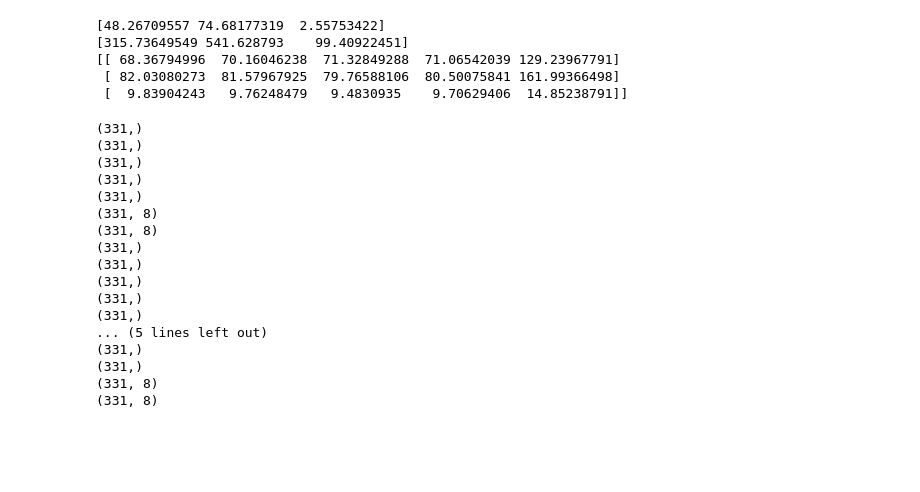
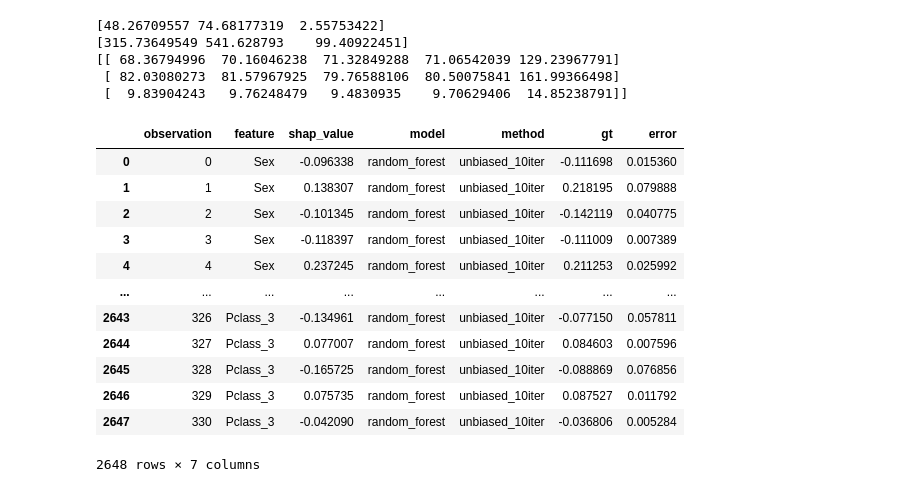
Before and after one commit to ModelOriented/DALEX, a Jupyter notebook: python/dalex/unbiased_kernel_shap_showroom/notebooks/load_data.ipynb, the cells around one changed output. Saved outputs shown, nothing was run; the diff lists cells and outputs as text; code cells hidden in the pictures; blank space fills up the shorter version.

```diff
--- a/python/dalex/unbiased_kernel_shap_showroom/notebooks/load_data.ipynb
+++ b/python/dalex/unbiased_kernel_shap_showroom/notebooks/load_data.ipynb
@@ -5,11 +7,21 @@ from pathlib import Path
 # %%
 DATA_DIR = Path.cwd().parent / "estimates"
+FEATURES = ["Sex", "Age", "SibSp", "Parch", "Fare", "Pclass_1", "Pclass_2", "Pclass_3"]
 
 
 def load_result(model: str, method: str) -> np.ndarray:
     arr = np.load(DATA_DIR / f"{model}_{method}.npy", allow_pickle=True)
-    print(arr.shape)
+    if len(arr.shape) == 1:
+        arr = np.stack(arr)
+    # print(arr.shape)
     return arr
+
+
+def load_df(model: str, method: str) -> pd.DataFrame:
+    arr = load_result(model, method)
+    df = pd.DataFrame(columns=FEATURES, data=arr)
+    df["observation"] = df.index
+    return df.melt(id_vars="observation", var_name="feature", value_name="shap_value")
 # %%
 for name in ["times_exact.npy", "times_kernel.npy", "times_uks.npy"]:
     print(np.load(Path.cwd().parent / name, allow_pickle=True))
@@ -21,26 +33,5 @@ for name in ["times_exact.npy", "times_kernel.npy", "times_uks.npy"]:
  [  9.83904243   9.76248479   9.4830935    9.70629406  14.85238791]]
 # %%
 MODELS = ["random_forest", "support_vector_machine", "logistic_regression"]
-METHODS = ["10", "50", "100", "500", "1000", "kernel", "exact"]
+METHODS = ["10", "50", "100", "500", "1000", "kernel"]
+GT_METHOD = "exact"
-# %%
-for model in MODELS:
-    for method in METHODS:
-        load_result(model, method)
-# %% [output]
-(331,)
-(331,)
-(331,)
-(331,)
-(331,)
-(331, 8)
-(331, 8)
-(331,)
-(331,)
-(331,)
-(331,)
-(331,)
-... (5 lines left out)
-(331,)
-(331,)
-(331, 8)
-(331, 8)
@@ -46,0 +64,16 @@ for model in MODELS:
+# %%
+create_comparison_df("random_forest", "10", GT_METHOD)
+# %% [output]
+|  | observation | feature | shap_value | model | method | gt | error |
+| 0 | 0 | Sex | -0.096338 | random_forest | unbiased_10iter | -0.111698 | 0.015360 |
+| 1 | 1 | Sex | 0.138307 | random_forest | unbiased_10iter | 0.218195 | 0.079888 |
+| 2 | 2 | Sex | -0.101345 | random_forest | unbiased_10iter | -0.142119 | 0.040775 |
+| 3 | 3 | Sex | -0.118397 | random_forest | unbiased_10iter | -0.111009 | 0.007389 |
+| 4 | 4 | Sex | 0.237245 | random_forest | unbiased_10iter | 0.211253 | 0.025992 |
+| ... | ... | ... | ... | ... | ... | ... | ... |
+| 2643 | 326 | Pclass_3 | -0.134961 | random_forest | unbiased_10iter | -0.077150 | 0.057811 |
+| 2644 | 327 | Pclass_3 | 0.077007 | random_forest | unbiased_10iter | 0.084603 | 0.007596 |
+| 2645 | 328 | Pclass_3 | -0.165725 | random_forest | unbiased_10iter | -0.088869 | 0.076856 |
+| 2646 | 329 | Pclass_3 | 0.075735 | random_forest | unbiased_10iter | 0.087527 | 0.011792 |
+| 2647 | 330 | Pclass_3 | -0.042090 | random_forest | unbiased_10iter | -0.036806 | 0.005284 |
+2648 rows × 7 columns
```
Also changed, not shown: parts of 7 cells of this notebook, 1 other file.
